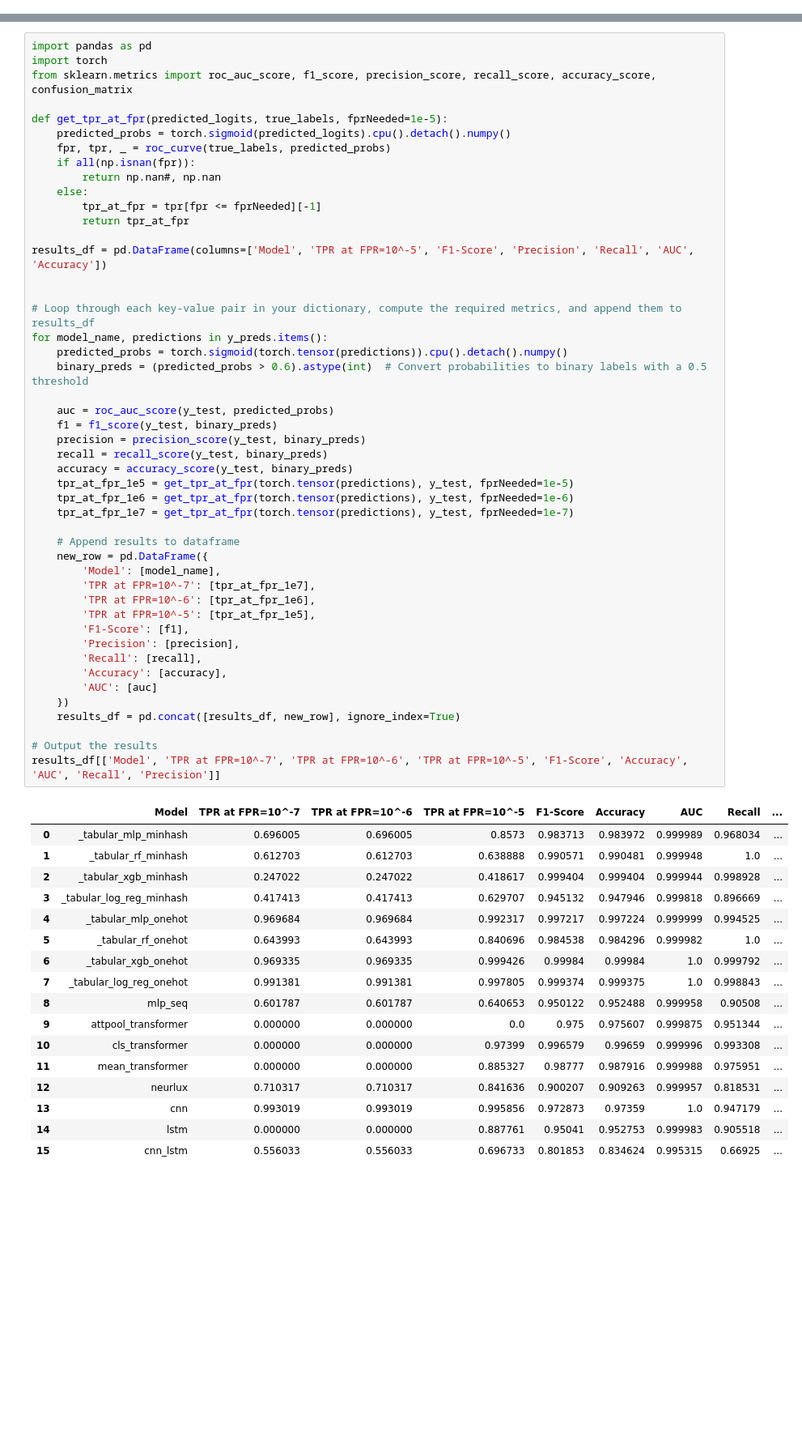
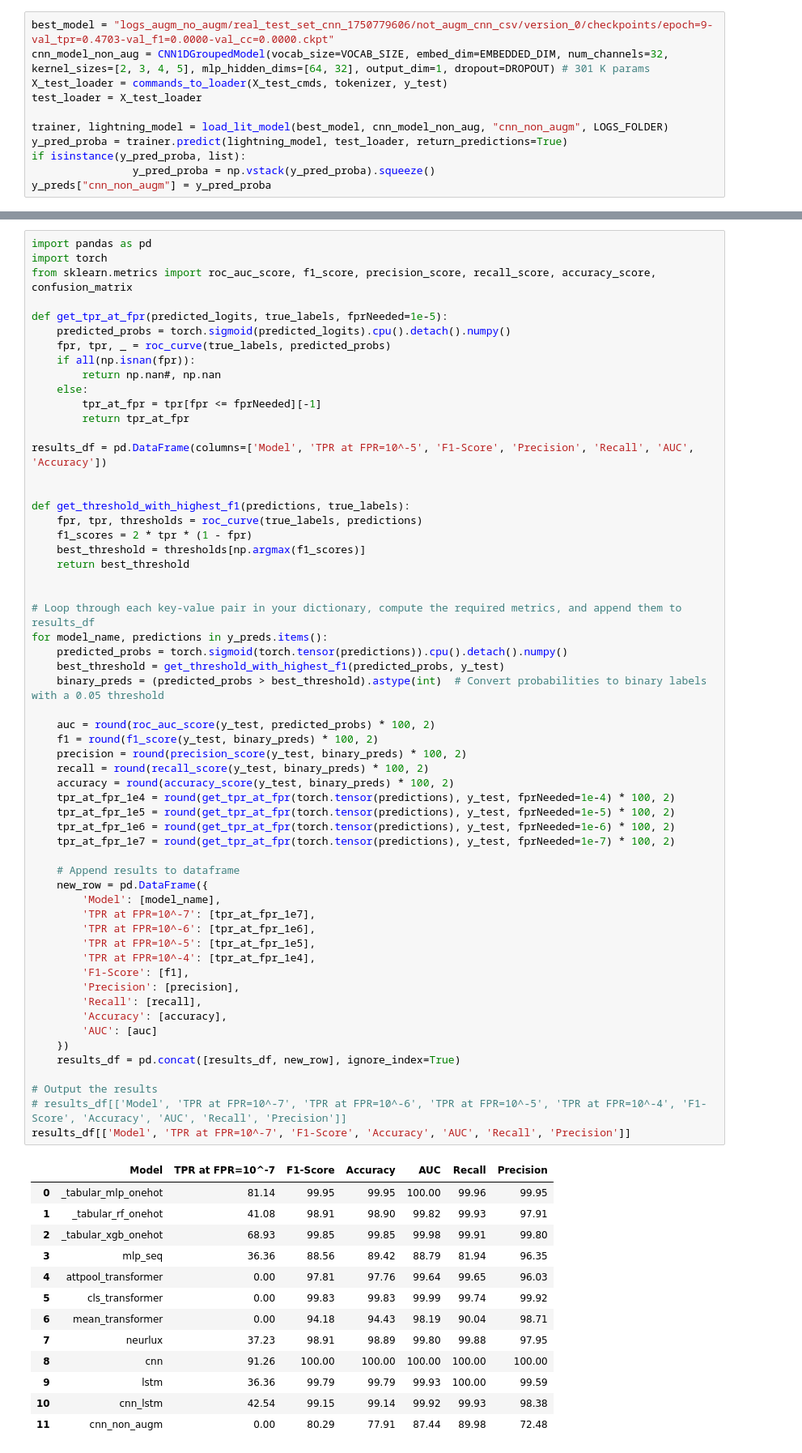
Before and after one commit to dtrizna/QuasarNix, a Jupyter notebook: experiments/results_roc_ablation_models.ipynb, the cells around one changed output, grey strips where cells are left out. Shown: that part at 81% size. Cells and saved outputs as stored; diff of their text form; blank space fills up the shorter version.

Commit message:
latest model ablation run

```diff
--- a/experiments/results_roc_ablation_models.ipynb
+++ b/experiments/results_roc_ablation_models.ipynb
@@ -290,0 +352,11 @@ Sizes of train and test sets: 533014, 470129
+# %%
+best_model = "logs_augm_no_augm/real_test_set_cnn_1750779606/not_augm_cnn_csv/version_0/checkpoints/epoch=9-val_tpr=0.4703-val_f1=0.0000-val_cc=0.0000.ckpt"
+cnn_model_non_aug = CNN1DGroupedModel(vocab_size=VOCAB_SIZE, embed_dim=EMBEDDED_DIM, num_channels=32, kernel_sizes=[2, 3, 4, 5], mlp_hidden_dims=[64, 32], output_dim=1, dropout=DROPOUT) # 301 K params
+X_test_loader = commands_to_loader(X_test_cmds, tokenizer, y_test)
+test_loader = X_test_loader
+
+trainer, lightning_model = load_lit_model(best_model, cnn_model_non_aug, "cnn_non_augm", LOGS_FOLDER)
+y_pred_proba = trainer.predict(lightning_model, test_loader, return_predictions=True)
+if isinstance(y_pred_proba, list):
+                y_pred_proba = np.vstack(y_pred_proba).squeeze()
+y_preds["cnn_non_augm"] = y_pred_proba
@@ -368,60 +442,67 @@ def get_tpr_at_fpr(predicted_logits, true_labels, fprNeeded=1e-5):
     if all(np.isnan(fpr)):
         return np.nan#, np.nan
     else:
         tpr_at_fpr = tpr[fpr <= fprNeeded][-1]
         return tpr_at_fpr
 
 results_df = pd.DataFrame(columns=['Model', 'TPR at FPR=10^-5', 'F1-Score', 'Precision', 'Recall', 'AUC', 'Accuracy'])
 
 
+def get_threshold_with_highest_f1(predictions, true_labels):
+    fpr, tpr, thresholds = roc_curve(true_labels, predictions)
+    f1_scores = 2 * tpr * (1 - fpr)
+    best_threshold = thresholds[np.argmax(f1_scores)]
+    return best_threshold
+
+
 # Loop through each key-value pair in your dictionary, compute the required metrics, and append them to results_df
 for model_name, predictions in y_preds.items():
     predicted_probs = torch.sigmoid(torch.tensor(predictions)).cpu().detach().numpy()
-    binary_preds = (predicted_probs > 0.6).astype(int)  # Convert probabilities to binary labels with a 0.5 threshold
+    best_threshold = get_threshold_with_highest_f1(predicted_probs, y_test)
+    binary_preds = (predicted_probs > best_threshold).astype(int)  # Convert probabilities to binary labels with a 0.05 threshold
 
-    auc = roc_auc_score(y_test, predicted_probs)
-    f1 = f1_score(y_test, binary_preds)
-    precision = precision_score(y_test, binary_preds)
-    recall = recall_score(y_test, binary_preds)
-    accuracy = accuracy_score(y_test, binary_preds)
-    tpr_at_fpr_1e5 = get_tpr_at_fpr(torch.tensor(predictions), y_test, fprNeeded=1e-5)
-    tpr_at_fpr_1e6 = get_tpr_at_fpr(torch.tensor(predictions), y_test, fprNeeded=1e-6)
-    tpr_at_fpr_1e7 = get_tpr_at_fpr(torch.tensor(predictions), y_test, fprNeeded=1e-7)
+    auc = round(roc_auc_score(y_test, predicted_probs) * 100, 2)
+    f1 = round(f1_score(y_test, binary_preds) * 100, 2)
+    precision = round(precision_score(y_test, binary_preds) * 100, 2)
+    recall = round(recall_score(y_test, binary_preds) * 100, 2)
+    accuracy = round(accuracy_score(y_test, binary_preds) * 100, 2)
+    tpr_at_fpr_1e4 = round(get_tpr_at_fpr(torch.tensor(predictions), y_test, fprNeeded=1e-4) * 100, 2)
+    tpr_at_fpr_1e5 = round(get_tpr_at_fpr(torch.tensor(predictions), y_test, fprNeeded=1e-5) * 100, 2)
+    tpr_at_fpr_1e6 = round(get_tpr_at_fpr(torch.tensor(predictions), y_test, fprNeeded=1e-6) * 100, 2)
+    tpr_at_fpr_1e7 = round(get_tpr_at_fpr(torch.tensor(predictions), y_test, fprNeeded=1e-7) * 100, 2)
 
     # Append results to dataframe
     new_row = pd.DataFrame({
         'Model': [model_name],
         'TPR at FPR=10^-7': [tpr_at_fpr_1e7],
         'TPR at FPR=10^-6': [tpr_at_fpr_1e6],
         'TPR at FPR=10^-5': [tpr_at_fpr_1e5],
+        'TPR at FPR=10^-4': [tpr_at_fpr_1e4],
         'F1-Score': [f1],
         'Precision': [precision],
         'Recall': [recall],
         'Accuracy': [accuracy],
         'AUC': [auc]
     })
     results_df = pd.concat([results_df, new_row], ignore_index=True)
 
 # Output the results
-results_df[['Model', 'TPR at FPR=10^-7', 'TPR at FPR=10^-6', 'TPR at FPR=10^-5', 'F1-Score', 'Accuracy', 'AUC', 'Recall', 'Precision']]
+# results_df[['Model', 'TPR at FPR=10^-7', 'TPR at FPR=10^-6', 'TPR at FPR=10^-5', 'TPR at FPR=10^-4', 'F1-Score', 'Accuracy', 'AUC', 'Recall', 'Precision']]
+results_df[['Model', 'TPR at FPR=10^-7', 'F1-Score', 'Accuracy', 'AUC', 'Recall', 'Precision']]
 # %% [output]
-|  | Model | TPR at FPR=10^-7 | TPR at FPR=10^-6 | TPR at FPR=10^-5 | F1-Score | Accuracy | AUC | Recall | ... |
-| 0 | _tabular_mlp_minhash | 0.696005 | 0.696005 | 0.8573 | 0.983713 | 0.983972 | 0.999989 | 0.968034 | ... |
-| 1 | _tabular_rf_minhash | 0.612703 | 0.612703 | 0.638888 | 0.990571 | 0.990481 | 0.999948 | 1.0 | ... |
-| 2 | _tabular_xgb_minhash | 0.247022 | 0.247022 | 0.418617 | 0.999404 | 0.999404 | 0.999944 | 0.998928 | ... |
-| 3 | _tabular_log_reg_minhash | 0.417413 | 0.417413 | 0.629707 | 0.945132 | 0.947946 | 0.999818 | 0.896669 | ... |
-| 4 | _tabular_mlp_onehot | 0.969684 | 0.969684 | 0.992317 | 0.997217 | 0.997224 | 0.999999 | 0.994525 | ... |
-| 5 | _tabular_rf_onehot | 0.643993 | 0.643993 | 0.840696 | 0.984538 | 0.984296 | 0.999982 | 1.0 | ... |
-| 6 | _tabular_xgb_onehot | 0.969335 | 0.969335 | 0.999426 | 0.99984 | 0.99984 | 1.0 | 0.999792 | ... |
-| 7 | _tabular_log_reg_onehot | 0.991381 | 0.991381 | 0.997805 | 0.999374 | 0.999375 | 1.0 | 0.998843 | ... |
-| 8 | mlp_seq | 0.601787 | 0.601787 | 0.640653 | 0.950122 | 0.952488 | 0.999958 | 0.90508 | ... |
-| 9 | attpool_transformer | 0.000000 | 0.000000 | 0.0 | 0.975 | 0.975607 | 0.999875 | 0.951344 | ... |
-| 10 | cls_transformer | 0.000000 | 0.000000 | 0.97399 | 0.996579 | 0.99659 | 0.999996 | 0.993308 | ... |
-| 11 | mean_transformer | 0.000000 | 0.000000 | 0.885327 | 0.98777 | 0.987916 | 0.999988 | 0.975951 | ... |
-| 12 | neurlux | 0.710317 | 0.710317 | 0.841636 | 0.900207 | 0.909263 | 0.999957 | 0.818531 | ... |
-| 13 | cnn | 0.993019 | 0.993019 | 0.995856 | 0.972873 | 0.97359 | 1.0 | 0.947179 | ... |
-| 14 | lstm | 0.000000 | 0.000000 | 0.887761 | 0.95041 | 0.952753 | 0.999983 | 0.905518 | ... |
-| 15 | cnn_lstm | 0.556033 | 0.556033 | 0.696733 | 0.801853 | 0.834624 | 0.995315 | 0.66925 | ... |
+|  | Model | TPR at FPR=10^-7 | F1-Score | Accuracy | AUC | Recall | Precision |
+| 0 | _tabular_mlp_onehot | 81.14 | 99.95 | 99.95 | 100.00 | 99.96 | 99.95 |
+| 1 | _tabular_rf_onehot | 41.08 | 98.91 | 98.90 | 99.82 | 99.93 | 97.91 |
+| 2 | _tabular_xgb_onehot | 68.93 | 99.85 | 99.85 | 99.98 | 99.91 | 99.80 |
+| 3 | mlp_seq | 36.36 | 88.56 | 89.42 | 88.79 | 81.94 | 96.35 |
+| 4 | attpool_transformer | 0.00 | 97.81 | 97.76 | 99.64 | 99.65 | 96.03 |
+| 5 | cls_transformer | 0.00 | 99.83 | 99.83 | 99.99 | 99.74 | 99.92 |
+| 6 | mean_transformer | 0.00 | 94.18 | 94.43 | 98.19 | 90.04 | 98.71 |
+| 7 | neurlux | 37.23 | 98.91 | 98.89 | 99.80 | 99.88 | 97.95 |
+| 8 | cnn | 91.26 | 100.00 | 100.00 | 100.00 | 100.00 | 100.00 |
+| 9 | lstm | 36.36 | 99.79 | 99.79 | 99.93 | 100.00 | 99.59 |
+| 10 | cnn_lstm | 42.54 | 99.15 | 99.14 | 99.92 | 99.93 | 98.38 |
+| 11 | cnn_non_augm | 0.00 | 80.29 | 77.91 | 87.44 | 89.98 | 72.48 |
 # %%
 import os
 import pandas as pd
```
Also changed, not shown: parts of 3 cells of this notebook, 47 other files.
